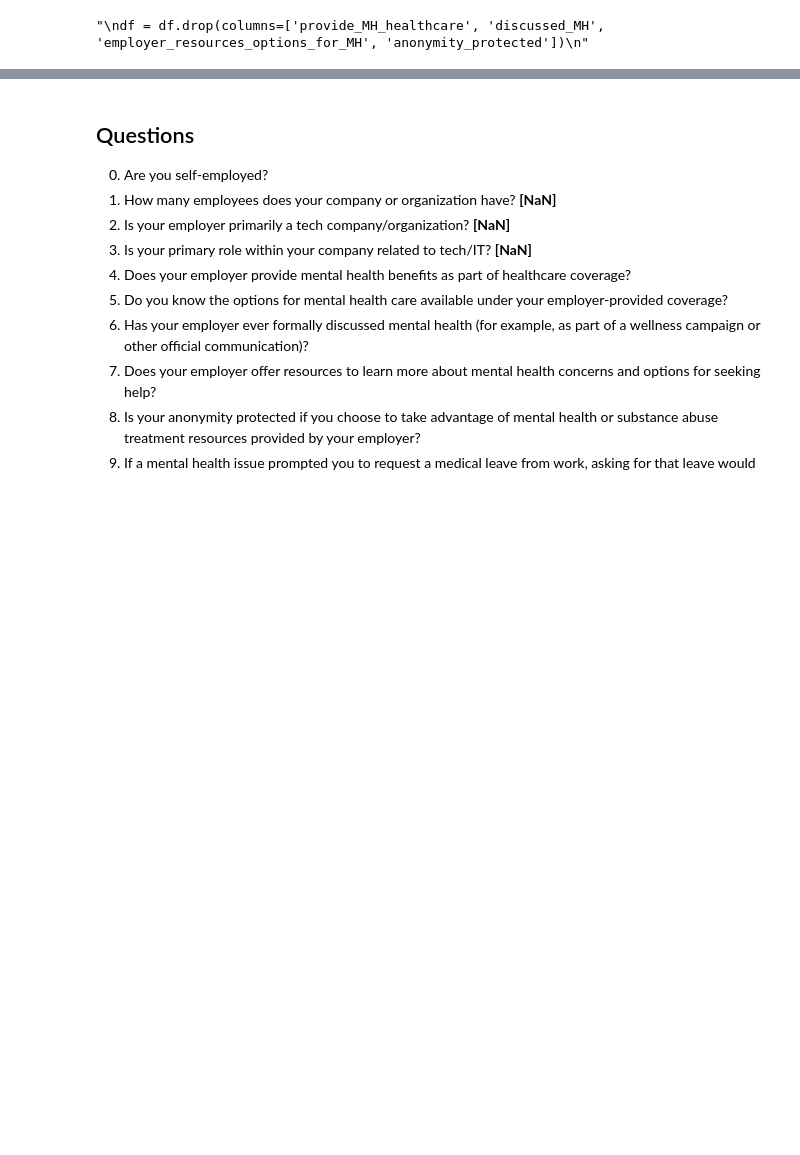
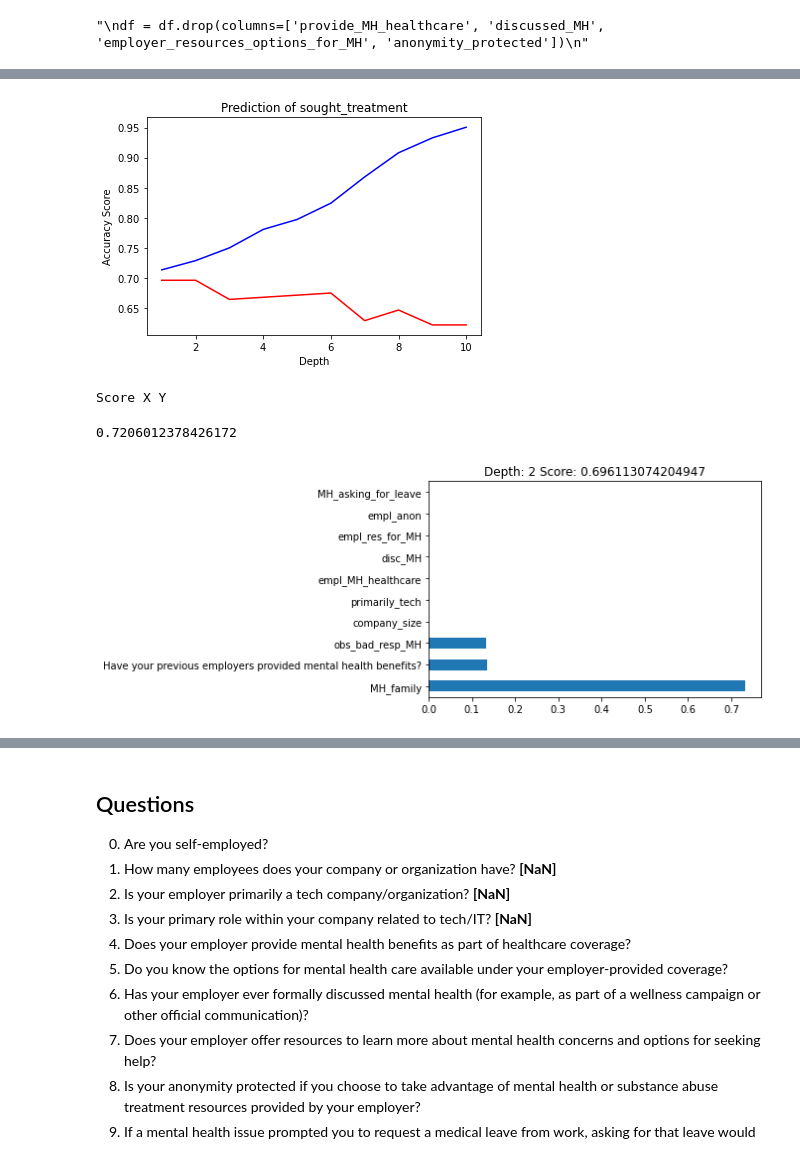
Before and after one commit to LeonOelenberg/DLI-OSMI-Mental-Health, a Jupyter notebook: Notebook.ipynb, the cells around one changed output, grey strips where cells are left out. Cells and saved outputs as stored; diff of their text form; code cells hidden in the pictures; blank space fills up the shorter version.

```diff
--- a/Notebook.ipynb
+++ b/Notebook.ipynb
@@ -190,8 +189,8 @@ df.loc[(df["What is your age?"] < 15) | (df["What is your age?"] > 90),"What is
 
 counts = df["What is your age?"].value_counts()
 
-scaler = MinMaxScaler()
-df['What is your age?'] = scaler.fit_transform(df[['What is your age?']])
+# scaler = MinMaxScaler()
+# df['What is your age?'] = scaler.fit_transform(df[['What is your age?']])
 
 # age in groups and ordinal
 # age_labels = ["17-25", "26-34", "35-44", "45-54", "over 55"]
@@ -433,8 +454,8 @@ best parameters:  {'criterion': 'entropy', 'max_depth': 4, 'max_features': 30, '
 maxdepth = 10
 
 #Split into validation and training data
-t_mae =[0]* maxdepth
-v_mae =[0]* maxdepth
+t_acc =[0]* maxdepth
+v_acc =[0]* maxdepth
 
 bestdepth = 1
 best_model = None
@@ -442,39 +463,44 @@ bestscore = 0
 
 min_samples_leaf = 3
 min_samples_split = 6
 criterion = 'entropy'
 max_depth = 4
 max_features = 17
 
 for depth in range(1,maxdepth +1):
     # Specify Model
     clf = tree.DecisionTreeClassifier(max_depth=depth)
     # FitModel
     clf.fit(train_X , train_y)
     # calculate mean absolute error on training instances
     train_predictions = clf.predict(train_X)
-    t_mae[depth - 1] = accuracy_score(train_predictions, train_y)
+    t_acc[depth - 1] = accuracy_score(train_predictions, train_y)
     # Make validation predictions and calculate mean absoluteerror
     val_predictions = clf.predict(val_X)
-    v_mae[depth - 1] = accuracy_score(val_predictions, val_y)
+    v_acc[depth - 1] = accuracy_score(val_predictions, val_y)
 
-    if(v_mae[depth - 1] >= v_mae[bestdepth - 1]):
+    if(v_acc[depth - 1] >= v_acc[bestdepth - 1]):
         best_model = clf
         bestdepth = depth
-        bestscore = v_mae[depth - 1]
+        bestscore = v_acc[depth - 1]
 
-t_mae = np.asarray(t_mae)
-v_mae = np.asarray(v_mae)
+t_acc = np.asarray(t_acc)
+v_acc = np.asarray(v_acc)
 
-plt.plot(range(1,maxdepth +1),t_mae ,c="blue")
-plt.plot(range(1,maxdepth +1),v_mae ,c="red")
+plt.plot(range(1,maxdepth +1),t_acc ,c="blue")
+plt.plot(range(1,maxdepth +1),v_acc ,c="red")
 plt.xlabel('Depth')
 plt.ylabel('Accuracy Score')
 plt.title('Prediction of ' + y.name)
 
 plt.show()
 
 feature_importance(best_model, bestdepth, bestscore)
 print("Score X Y")
 best_model.score(X, y)
+# %% [output]
+[figure, added]
+Score X Y
+0.7206012378426172
+[figure, added]
 # %%
```
Also changed, not shown: parts of 14 cells of this notebook.
